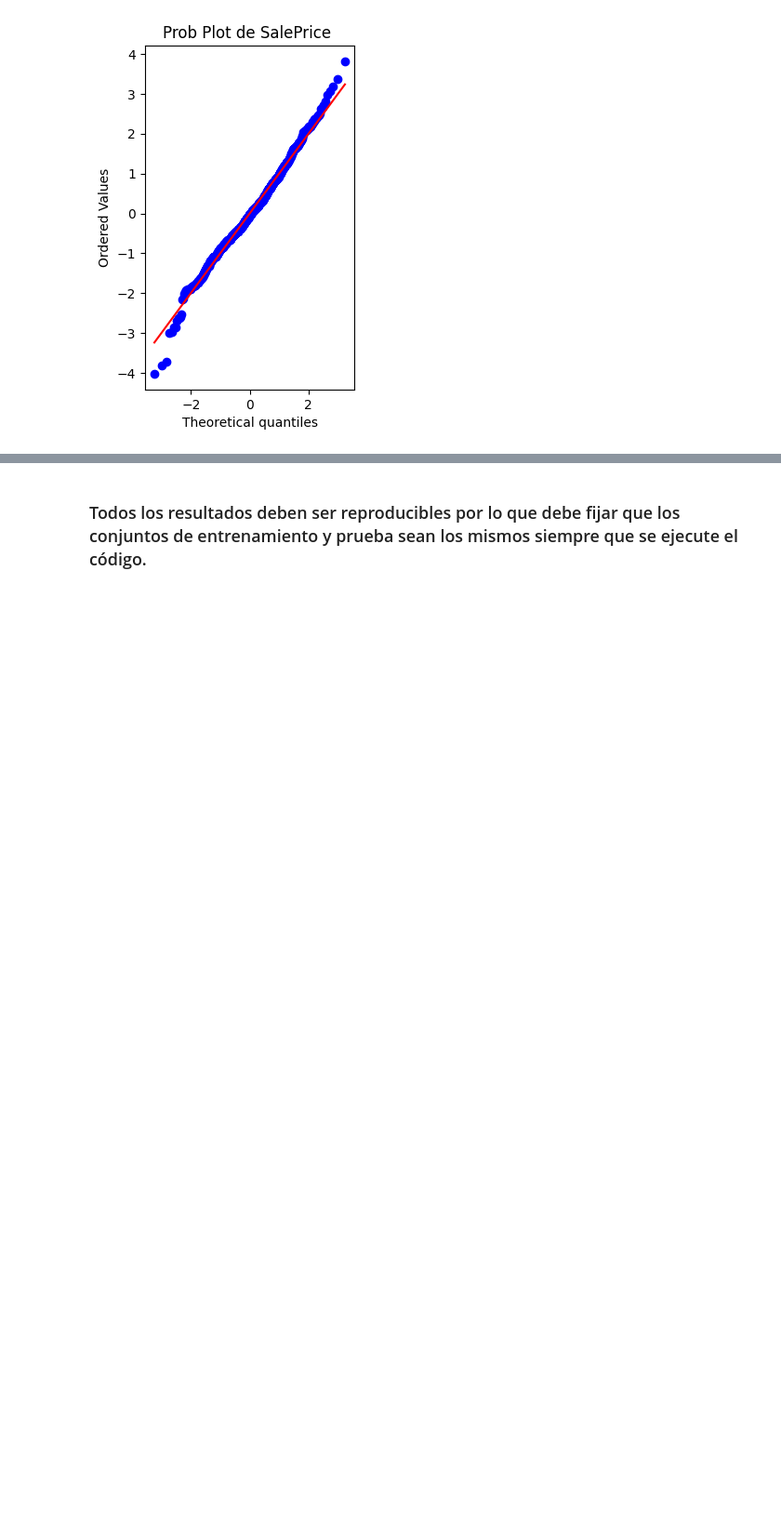
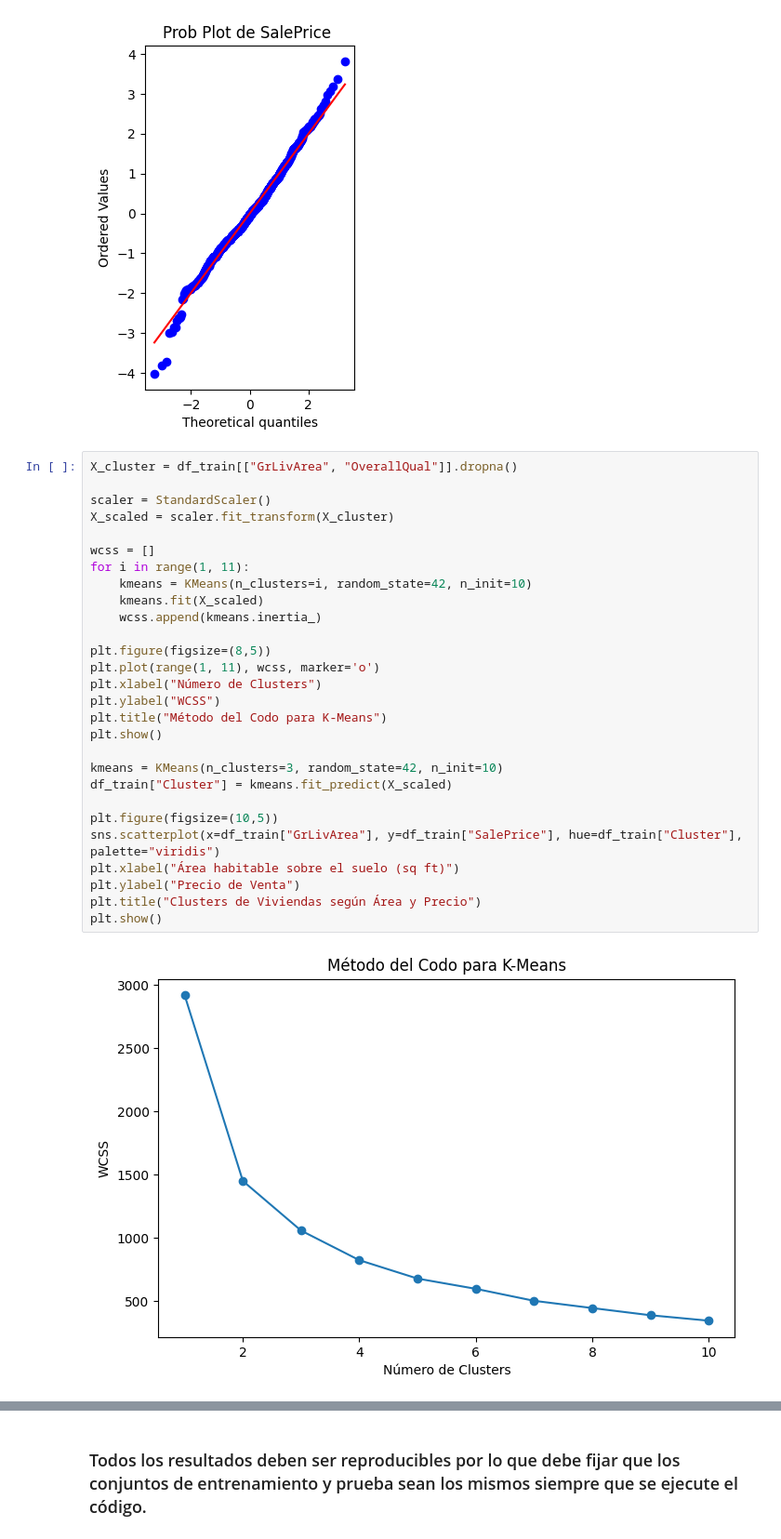
Before and after one commit to SRV-JSPA/Proyecto1_MD, a Jupyter notebook: proyecto1.ipynb, the cells around one changed output, grey strips where cells are left out. Shown at 93% size. Cells and saved outputs as stored; diff of their text form; blank space fills up the shorter version.

```diff
--- a/proyecto1.ipynb
+++ b/proyecto1.ipynb
@@ -256,3 +255,33 @@ plt.title("Prob Plot de SalePrice ")
 plt.show()
 # %% [output]
 [figure]
+# %%
+X_cluster = df_train[["GrLivArea", "OverallQual"]].dropna()
+
+scaler = StandardScaler()
+X_scaled = scaler.fit_transform(X_cluster)
+
+wcss = []
+for i in range(1, 11):
+    kmeans = KMeans(n_clusters=i, random_state=42, n_init=10)
+    kmeans.fit(X_scaled)
+    wcss.append(kmeans.inertia_)
+
+plt.figure(figsize=(8,5))
+plt.plot(range(1, 11), wcss, marker='o')
+plt.xlabel("Número de Clusters")
+plt.ylabel("WCSS")
+plt.title("Método del Codo para K-Means")
+plt.show()
+
+kmeans = KMeans(n_clusters=3, random_state=42, n_init=10)
+df_train["Cluster"] = kmeans.fit_predict(X_scaled)
+
+plt.figure(figsize=(10,5))
+sns.scatterplot(x=df_train["GrLivArea"], y=df_train["SalePrice"], hue=df_train["Cluster"], palette="viridis")
+plt.xlabel("Área habitable sobre el suelo (sq ft)")
+plt.ylabel("Precio de Venta")
+plt.title("Clusters de Viviendas según Área y Precio")
+plt.show()
+# %% [output]
+[figure, added]
```
Also changed, not shown: parts of 7 cells of this notebook.
